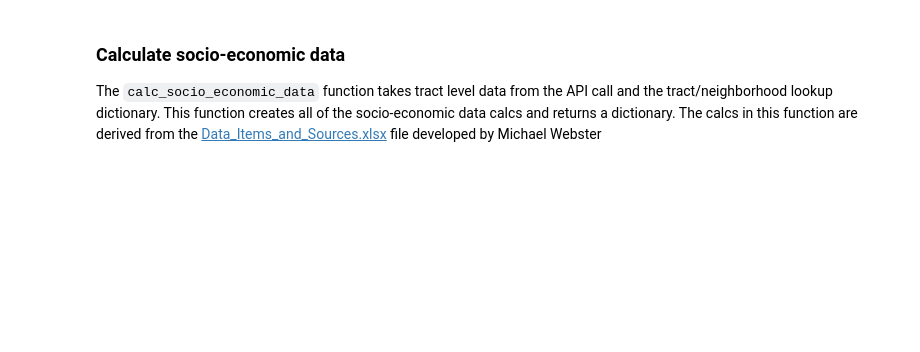
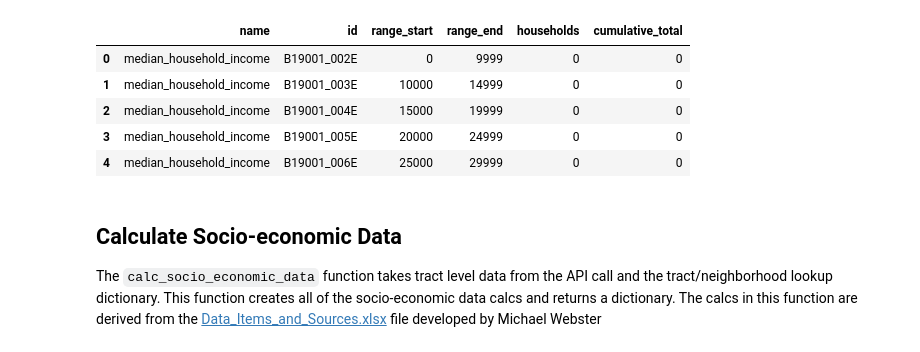
Before and after one commit to jsherba/socio-economic-profiles, a Jupyter notebook: build_socioeconomic_profiles.ipynb, the cells around one changed output. Saved outputs shown, nothing was run; the diff lists cells and outputs as text; code cells hidden in the pictures; blank space fills up the shorter version.

```diff
--- a/build_socioeconomic_profiles.ipynb
+++ b/build_socioeconomic_profiles.ipynb
@@ -187,0 +123,13 @@ def median_values(df_tract, range_dict):
+# %%
+# import median tables from median_ranges csv and add empty columns for rows 'households and 'cumulative_totals'
+range_df = pd.read_csv (r'./median_ranges.csv')
+range_df['households']=0
+range_df['cumulative_total']=0
+range_df.head()
+# %% [output]
+|  | name | id | range_start | range_end | households | cumulative_total |
+| 0 | median_household_income | B19001_002E | 0 | 9999 | 0 | 0 |
+| 1 | median_household_income | B19001_003E | 10000 | 14999 | 0 | 0 |
+| 2 | median_household_income | B19001_004E | 15000 | 19999 | 0 | 0 |
+| 3 | median_household_income | B19001_005E | 20000 | 24999 | 0 | 0 |
+| 4 | median_household_income | B19001_006E | 25000 | 29999 | 0 | 0 |
@@ -188,3 +189,3 @@ def median_values(df_tract, range_dict):
 # %% [markdown]
-### Calculate socio-economic data
+## Calculate Socio-economic Data
 The `calc_socio_economic_data` function takes tract level data from the API call and the tract/neighborhood lookup dictionary. This function creates all of the socio-economic data calcs and returns a dictionary. The calcs in this function are derived from the [Data_Items_and_Sources.xlsx](https://github.com/jsherba/socio-economic-profiles/raw/main/Data_Items_And_Sources_2019.xlsx) file developed by Michael Webster
```
Also changed, not shown: parts of 29 cells of this notebook, 6 other files.
